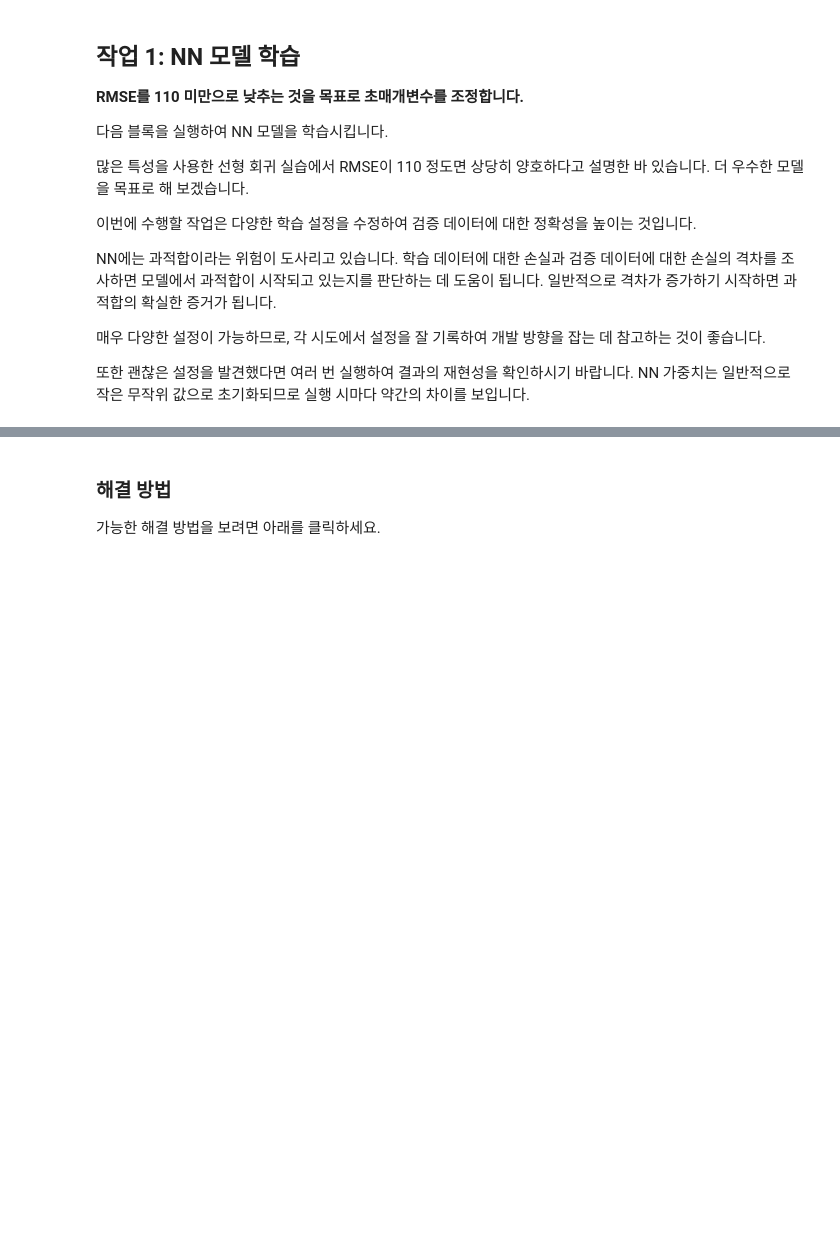
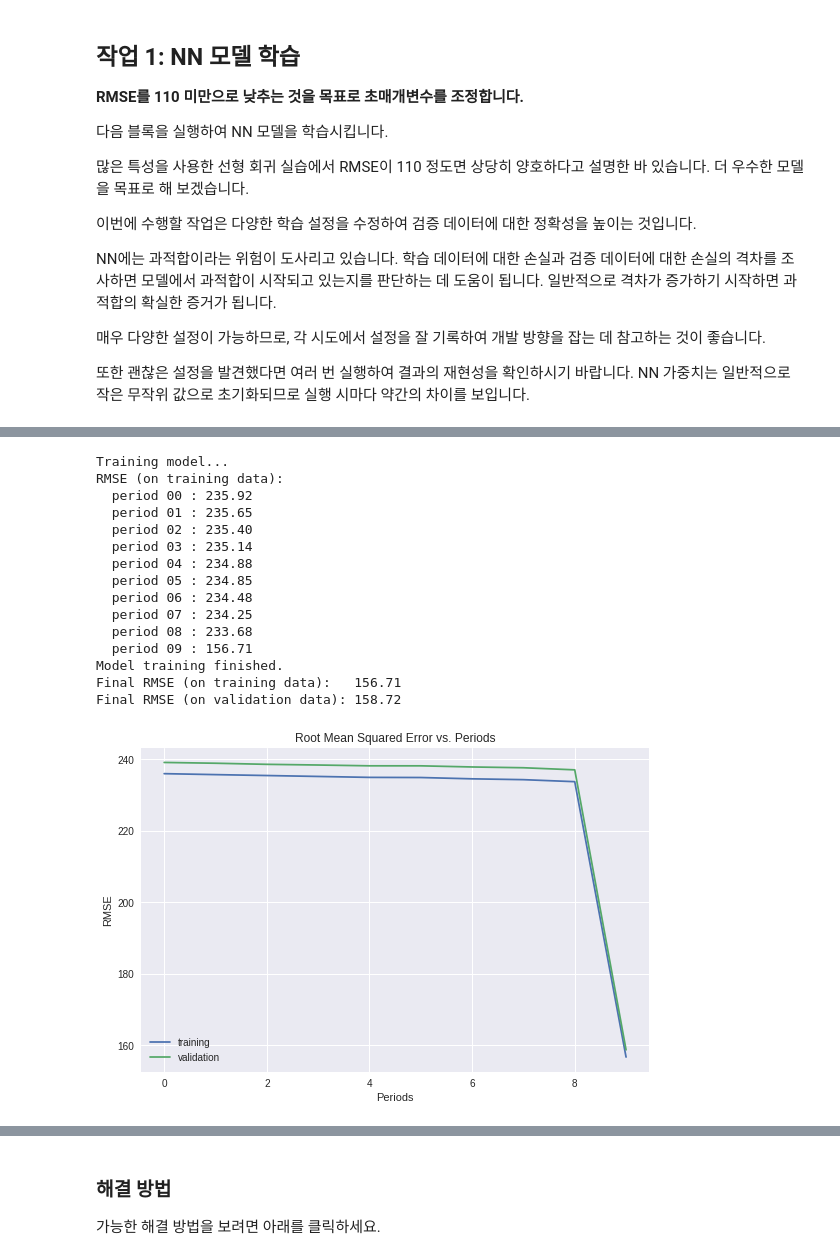
Before and after one commit to aseria/mlcc, a Jupyter notebook: intro_to_neural_nets.ipynb, the cells around one changed output, grey strips where cells are left out. Drawn from its saved outputs; the diff is of its cells as text; code cells hidden in the pictures; blank space fills up the shorter version.

```diff
--- a/intro_to_neural_nets.ipynb
+++ b/intro_to_neural_nets.ipynb
@@ -357,0 +386,28 @@ Final RMSE (on validation data): 129.23
+# %%
+#Re Re
+dnn_regressor = train_nn_regression_model(
+    learning_rate=0.01,
+    steps=500,
+    batch_size=10,
+    hidden_units=[10, 2],
+    training_examples=training_examples,
+    training_targets=training_targets,
+    validation_examples=validation_examples,
+    validation_targets=validation_targets)
+# %% [output]
+Training model...
+RMSE (on training data):
+  period 00 : 235.92
+  period 01 : 235.65
+  period 02 : 235.40
+  period 03 : 235.14
+  period 04 : 234.88
+  period 05 : 234.85
+  period 06 : 234.48
+  period 07 : 234.25
+  period 08 : 233.68
+  period 09 : 156.71
+Model training finished.
+Final RMSE (on training data):   156.71
+Final RMSE (on validation data): 158.72
+[figure, added]
```
Also changed, not shown: parts of 13 cells of this notebook.
